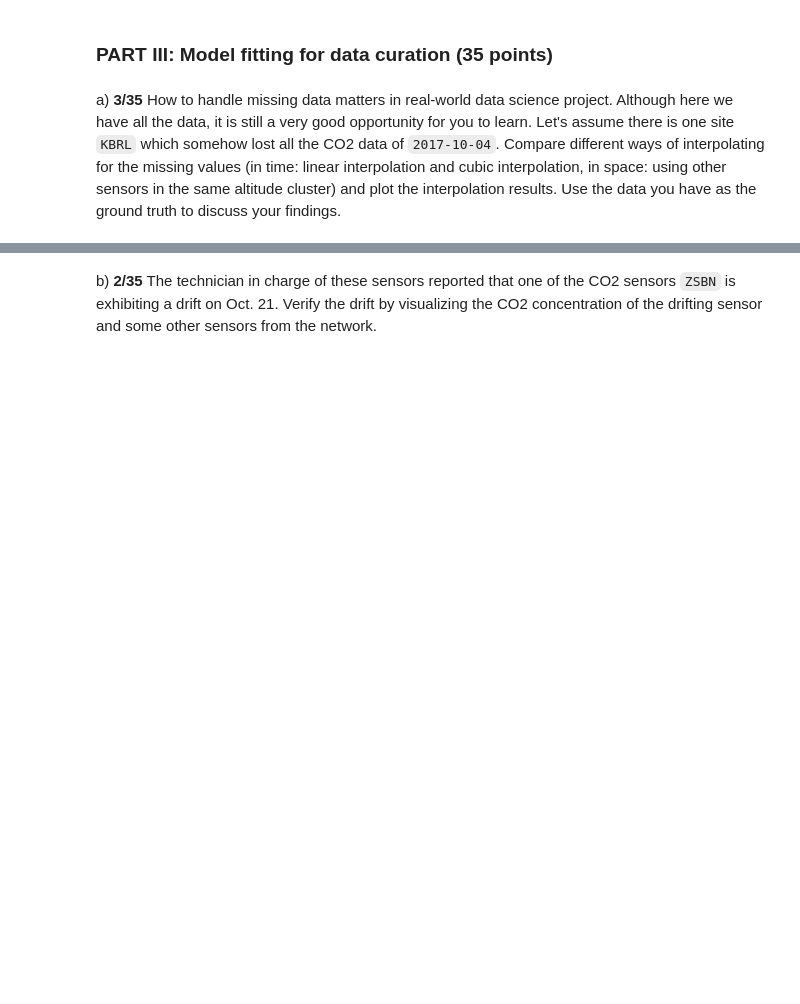
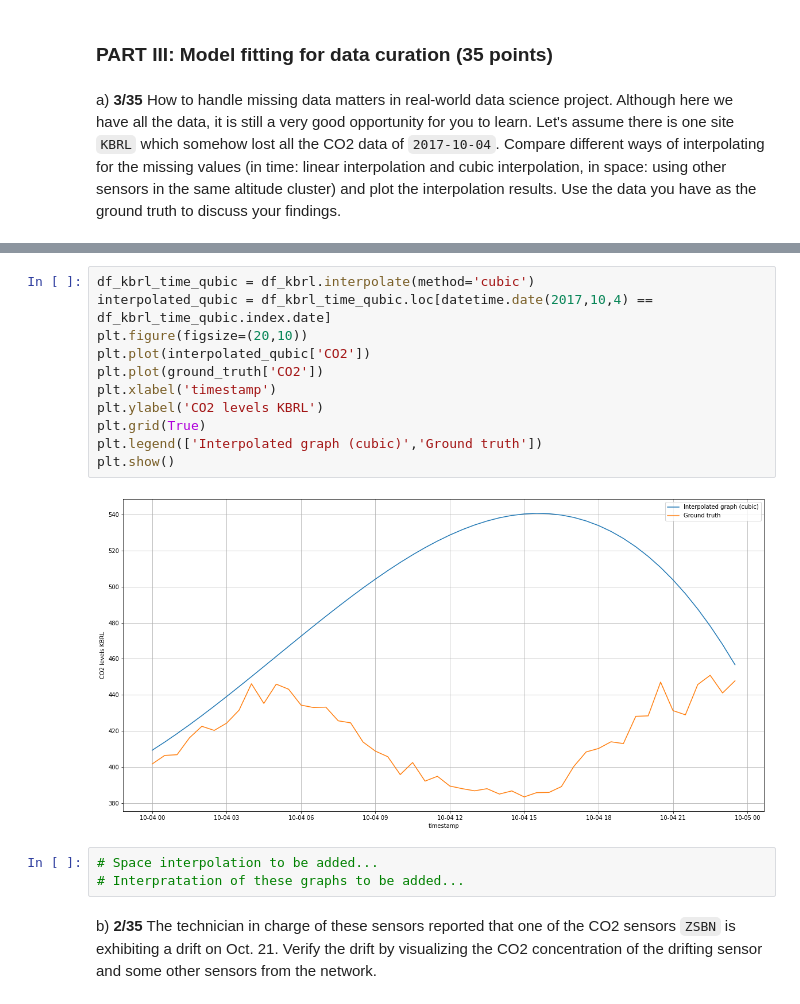
Before and after one commit to FurkanKarakas/dslab-homework-2, a Jupyter notebook: notebooks/DSLab_homework-2.ipynb, the cells around one changed output, grey strips where cells are left out. Cells and saved outputs as stored; diff of their text form; blank space fills up the shorter version.

```diff
--- a/notebooks/DSLab_homework-2.ipynb
+++ b/notebooks/DSLab_homework-2.ipynb
@@ -294,3 +358,19 @@ a) __3/35__ How to handle missing data matters in real-world data science projec
+# %%
+df_kbrl_time_qubic = df_kbrl.interpolate(method='cubic')
+interpolated_qubic = df_kbrl_time_qubic.loc[datetime.date(2017,10,4) == df_kbrl_time_qubic.index.date]
+plt.figure(figsize=(20,10))
+plt.plot(interpolated_qubic['CO2'])
+plt.plot(ground_truth['CO2'])
+plt.xlabel('timestamp')
+plt.ylabel('CO2 levels KBRL')
+plt.grid(True)
+plt.legend(['Interpolated graph (cubic)','Ground truth'])
+plt.show()
+# %% [output]
+[figure, added]
+# %%
+# Space interpolation to be added...
+# Interpratation of these graphs to be added...
 # %% [markdown]
 b) **2/35** The technician in charge of these sensors reported that one of the CO2 sensors `ZSBN` is exhibiting a drift on Oct. 21. Verify the drift by visualizing the CO2 concentration of the drifting sensor and some other sensors from the network.
 # %%
```
Also changed, not shown: parts of 3 cells of this notebook.
